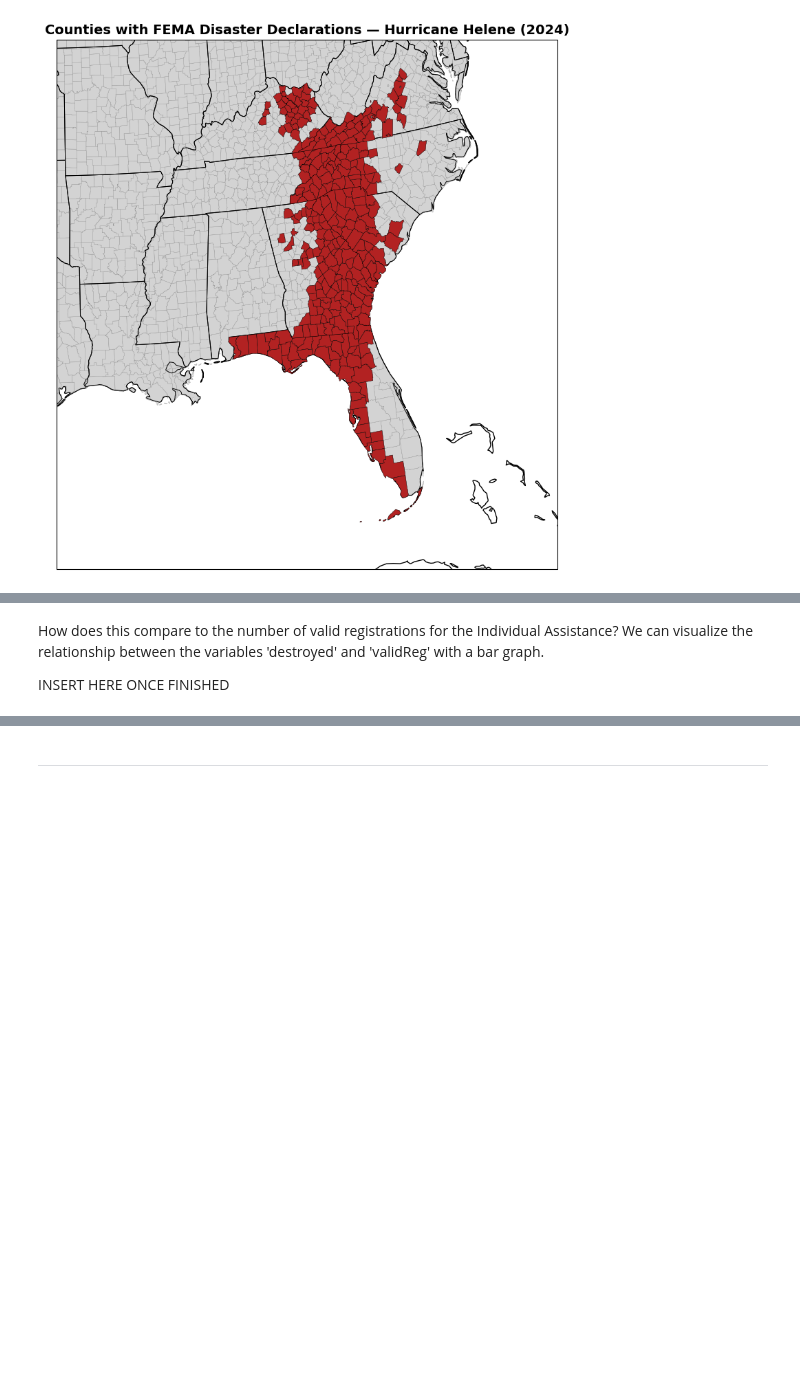
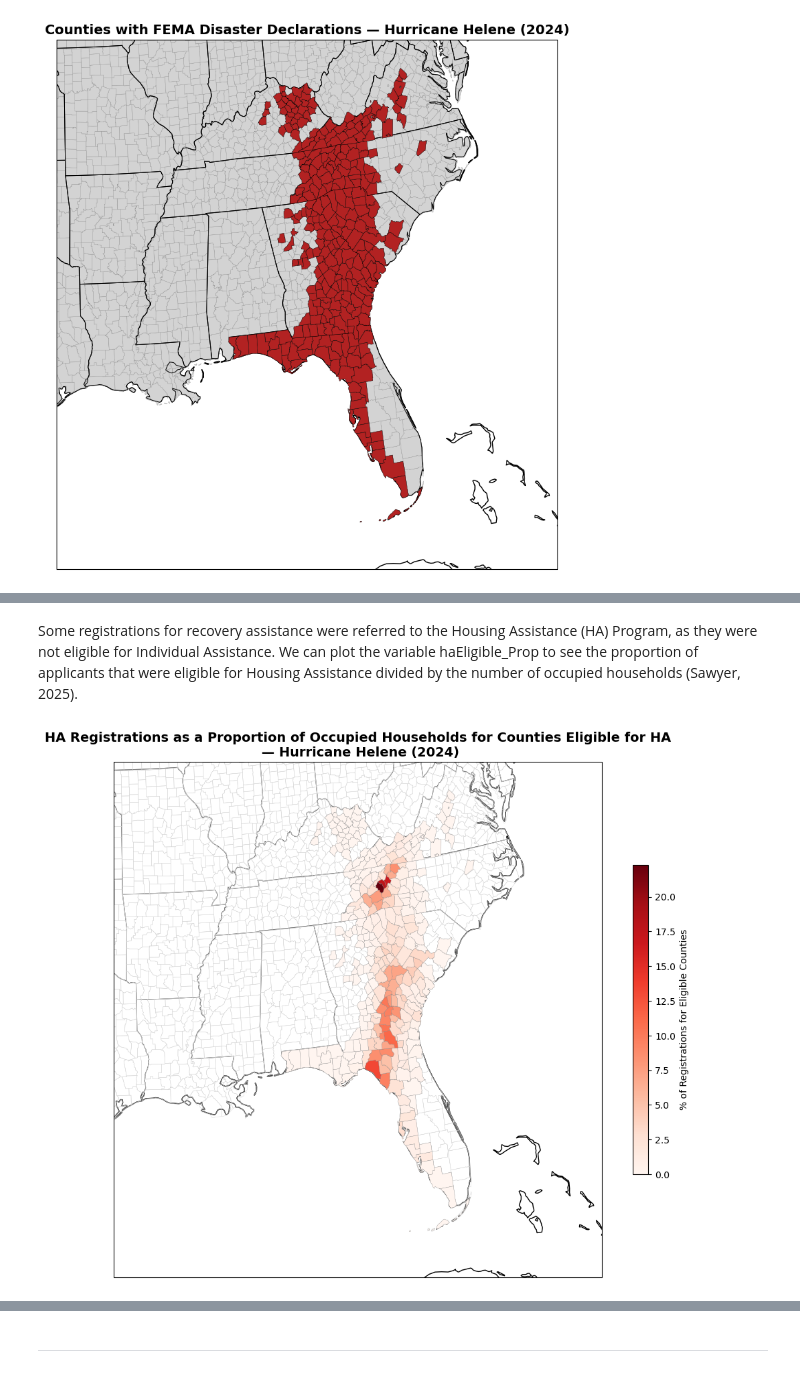
Before and after one commit to DAES433533/bluegreen, a Jupyter notebook: notebooks/helene_emergency_impacts.ipynb, the cells around one changed output, grey strips where cells are left out. Saved outputs shown, nothing was run; the diff lists cells and outputs as text; code cells hidden in the pictures; blank space fills up the shorter version.

```diff
--- a/notebooks/helene_emergency_impacts.ipynb
+++ b/notebooks/helene_emergency_impacts.ipynb
@@ -273,4 +272,37 @@ plt.show()
-# %% [markdown]
-How does this compare to the number of valid registrations for the Individual Assistance? We can visualize the relationship between the variables 'destroyed' and 'validReg' with a bar graph.
-
-INSERT HERE ONCE FINISHED
+# %% [markdown]
+Some registrations for recovery assistance were referred to the Housing Assistance (HA) Program, as they were not eligible for Individual Assistance. We can plot the variable haEligible_Prop to see the proportion of applicants that were eligible for Housing Assistance divided by the number of occupied households (Sawyer, 2025).
+# %%
+#plot data
+fig = plt.figure(figsize=(12, 10))
+
+#define projection and southeast US
+ax = plt.axes(projection=ccrs.LambertConformal())
+ax.set_extent([-95, -75, 24, 39], crs=ccrs.PlateCarree())
+
+#add geographic features
+ax.add_feature(cfeature.STATES.with_scale('50m'), linewidth=0.7, edgecolor='grey', zorder=1)
+ax.add_feature(cfeature.COASTLINE.with_scale('50m'), zorder=0)
+ax.add_feature(cfeature.BORDERS.with_scale('50m'), zorder=1)
+
+#add US counties
+ax.add_feature(USCOUNTIES.with_scale('20m'), facecolor='none', edgecolor='lightgray', linewidth=0.3, zorder=1)
+
+#plot counties shaded by poverty rate
+helene_merged.plot(
+    column='haEligible_Prop',
+    cmap='Reds',
+    linewidth=0.2,
+    edgecolor='gray',
+    legend=True,
+    legend_kwds={'label': "% of Registrations for Eligible Counties", 'shrink': 0.6},
+    transform=ccrs.PlateCarree(),
+    ax=ax,
+    zorder=2
+)
+
+#add title
+plt.title('HA Registrations as a Proportion of Occupied Households for Counties Eligible for HA\n — Hurricane Helene (2024)', fontsize=14, weight='bold')
+
+plt.show()
+# %% [output]
+[figure, added]
```
Also changed, not shown: parts of 13 cells of this notebook, 2 other files.
